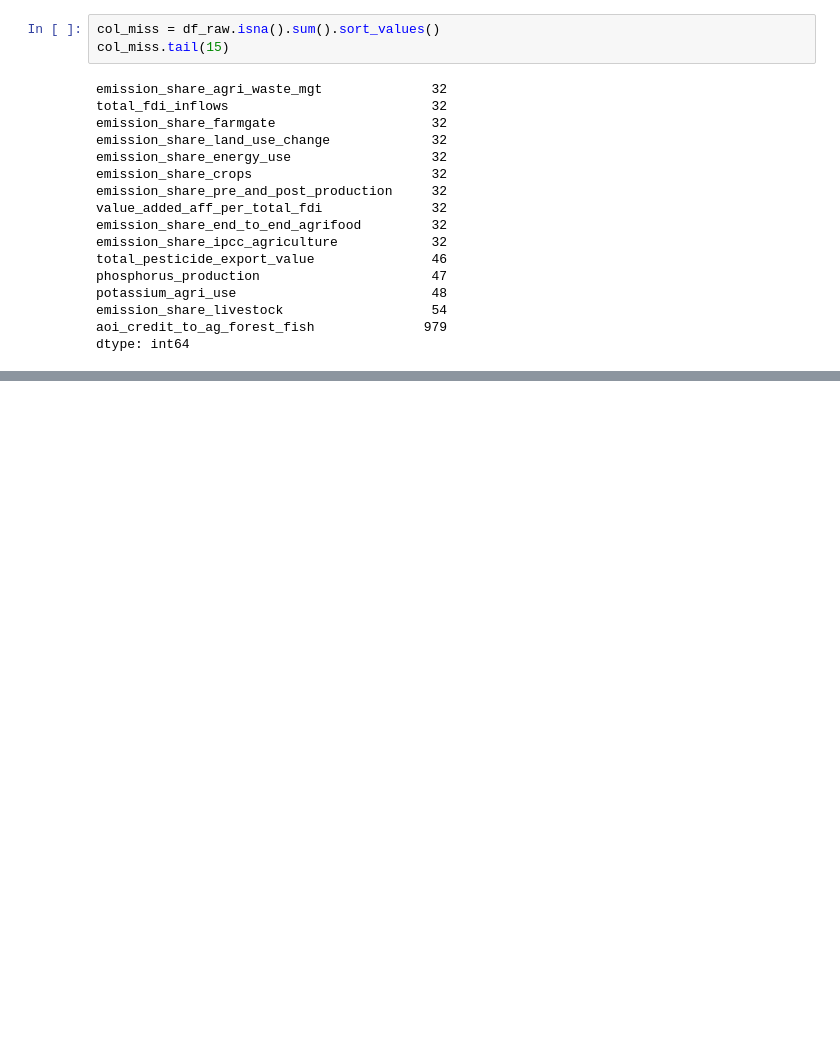
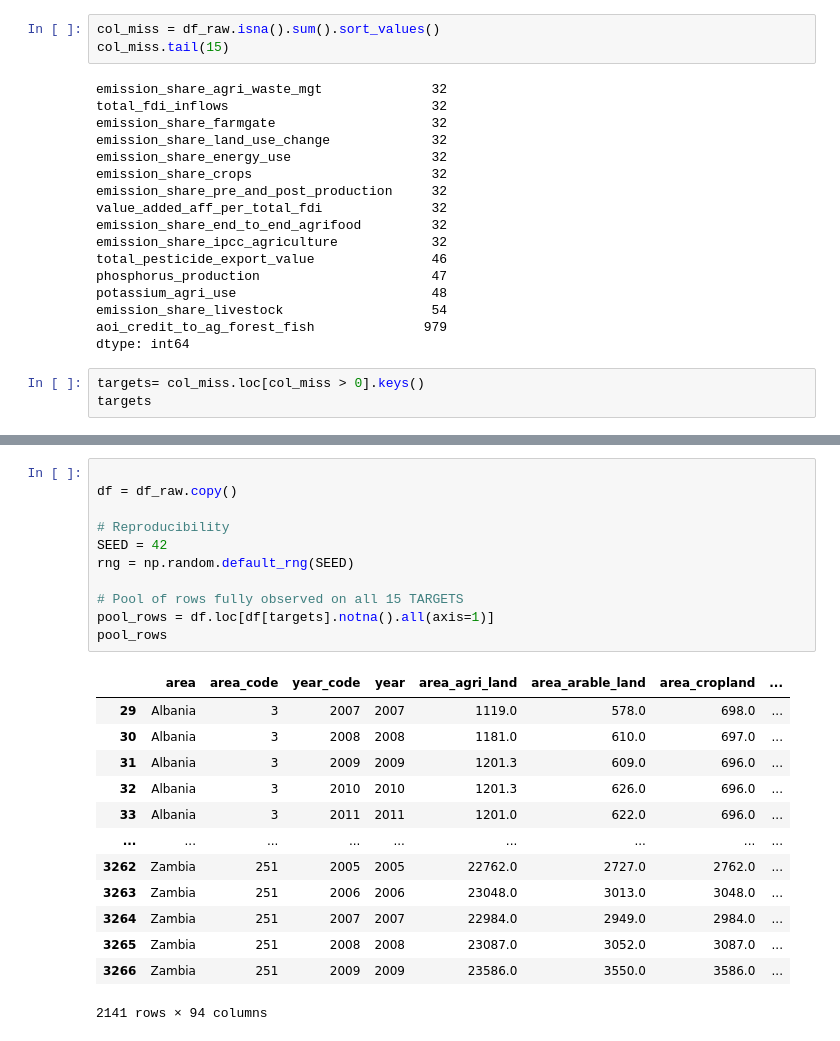
Before and after one commit to Leonidus1995/farmer-prices-forecasting, a Jupyter notebook: dataset_1_second.ipynb, the cells around one changed output, grey strips where cells are left out. Cells and saved outputs as stored; diff of their text form; blank space fills up the shorter version.

```diff
--- a/dataset_1_second.ipynb
+++ b/dataset_1_second.ipynb
@@ -35,3 +35,6 @@ potassium_agri_use                         48
 emission_share_livestock                   54
 aoi_credit_to_ag_forest_fish              979
 dtype: int64
+# %%
+targets= col_miss.loc[col_miss > 0].keys()
+targets
@@ -37,0 +51,25 @@ dtype: int64
+# %%
+
+df = df_raw.copy()
+
+# Reproducibility
+SEED = 42
+rng = np.random.default_rng(SEED)
+
+# Pool of rows fully observed on all 15 TARGETS
+pool_rows = df.loc[df[targets].notna().all(axis=1)]
+pool_rows
+# %% [output]
+|  | area | area_code | year_code | year | area_agri_land | area_arable_land | area_cropland | ... |
+| 29 | Albania | 3 | 2007 | 2007 | 1119.0 | 578.0 | 698.0 | ... |
+| 30 | Albania | 3 | 2008 | 2008 | 1181.0 | 610.0 | 697.0 | ... |
+| 31 | Albania | 3 | 2009 | 2009 | 1201.3 | 609.0 | 696.0 | ... |
+| 32 | Albania | 3 | 2010 | 2010 | 1201.3 | 626.0 | 696.0 | ... |
+| 33 | Albania | 3 | 2011 | 2011 | 1201.0 | 622.0 | 696.0 | ... |
+| ... | ... | ... | ... | ... | ... | ... | ... | ... |
+| 3262 | Zambia | 251 | 2005 | 2005 | 22762.0 | 2727.0 | 2762.0 | ... |
+| 3263 | Zambia | 251 | 2006 | 2006 | 23048.0 | 3013.0 | 3048.0 | ... |
+| 3264 | Zambia | 251 | 2007 | 2007 | 22984.0 | 2949.0 | 2984.0 | ... |
+| 3265 | Zambia | 251 | 2008 | 2008 | 23087.0 | 3052.0 | 3087.0 | ... |
+| 3266 | Zambia | 251 | 2009 | 2009 | 23586.0 | 3550.0 | 3586.0 | ... |
+2141 rows × 94 columns
```
Also changed, not shown: parts of 18 cells of this notebook.
